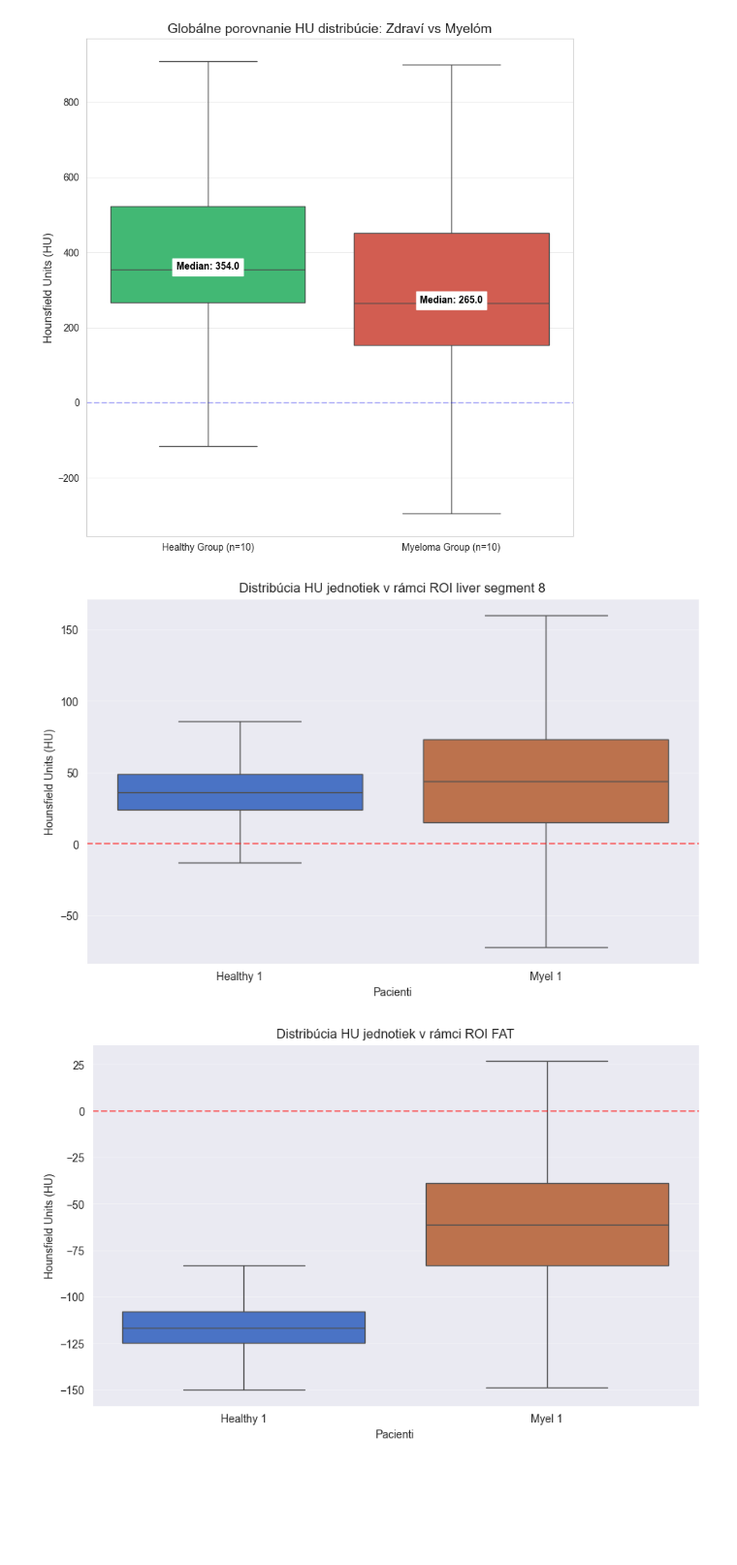
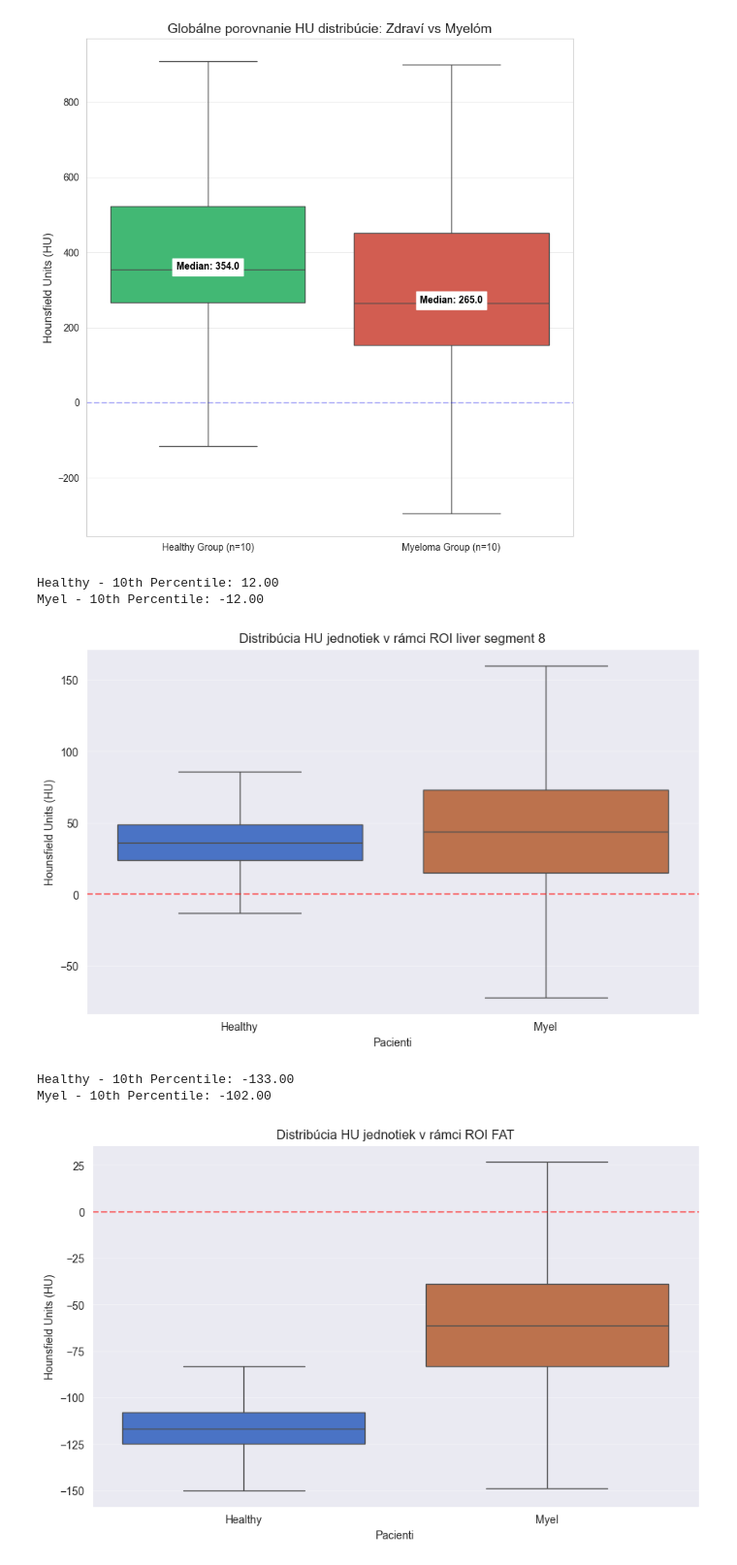
Before and after one commit to lukas1110/Analysis-of-multiple-myelomas-from-dual-CT, a Jupyter notebook: spine_level/HU_experiment.ipynb, the cells around one changed output. Shown at 97% size. Cells and saved outputs as stored; diff of their text form; code cells hidden in the pictures; blank space fills up the shorter version.

```diff
--- a/spine_level/HU_experiment.ipynb
+++ b/spine_level/HU_experiment.ipynb
@@ -21,10 +21,10 @@ def get_roi_values(img_path, mask_path):
 data_config = [
     {"img": r"E:\DATA_Healthy_and_Myelom\DATA_Healthy\Healthy_010\healthy_010_konv.nii.gz",
      "mask": r"E:\DATA_Healthy_and_Myelom\DATA_Healthy\Healthy_010\healthy_010_spine_seg.nii.gz",
-     "label": "Healthy 10"},
+     "label": "Healthy"},
     {"img": r"E:\DATA_Myelomy\Myel_001\myel_001_konv.nii.gz",
      "mask": r"E:\DATA_Myelomy\Myel_001\myel_001_spine_seg.nii.gz",
-     "label": "Myel 1"}
+     "label": "Myel"}
 ]
 
 all_values = []
@@ -263,37 +263,37 @@ import matplotlib.pyplot as plt
 import seaborn as sns
 
 def get_roi_values(img_path, mask_path):
-    # Načítanie CT obrazu a masky
     img = nib.load(img_path)
     mask = nib.load(mask_path)
-
-    # Prevod na numpy polia
     img_data = img.get_fdata()
     mask_data = mask.get_fdata()
 
-    # Extrakcia HU hodnôt tam, kde je maska aktívna (napr. hodnota 1)
     roi_values = img_data[mask_data > 0]
 
-    return roi_values
+    p10 = np.percentile(roi_values, 10) if len(roi_values) > 0 else np.nan
+    return roi_values, p10
 
 # Cesty k tvojim súborom (uprav si ich podľa reality)
 data_config = [
     {"img": r"E:\DATA_Healthy_and_Myelom\DATA_Healthy\Healthy_010\healthy_010_konv.nii.gz",
      "mask": r"E:\DATA_Healthy_and_Myelom\DATA_Healthy\Healthy_010\liver_segment_8.nii.gz",
-     "label": "Healthy 1"},
+     "label": "Healthy"},
     {"img": r"E:\DATA_Healthy_and_Myelom\DATA_MM_Stage1\Myel_001\myel_001_konv.nii.gz",
      "mask": r"E:\DATA_Healthy_and_Myelom\DATA_MM_Stage1\Myel_001\liver_segment_8.nii.gz",
-     "label": "Myel 1"}
+     "label": "Myel"}
 ]
 
 all_values = []
+p10_stats = []
 labels = []
 
-# Spracovanie dát
 for p in data_config:
-    values = get_roi_values(p['img'], p['mask'])
+    values, p10 = get_roi_values(p['img'], p['mask'])
     all_values.append(values)
+    p10_stats.append(p10)
     labels.append(p['label'])
+
+    print(f"{p['label']} - 10th Percentile: {p10:.2f}")
 
 # Vizualizácia
 plt.figure(figsize=(10, 6))
@@ -312,6 +312,8 @@ plt.xlabel('Pacienti')
 plt.axhline(color='red', linestyle='--', alpha=0.5)
 plt.show()
 # %% [output]
+Healthy - 10th Percentile: 12.00
+Myel - 10th Percentile: -12.00
 [figure]
 # %%
 import nibabel as nib
@@ -319,56 +321,58 @@ import matplotlib.pyplot as plt
 import seaborn as sns
 
 def get_roi_values(img_path, mask_path):
-    # Načítanie CT obrazu a masky
     img = nib.load(img_path)
     mask = nib.load(mask_path)
-
-    # Prevod na numpy polia
     img_data = img.get_fdata()
     mask_data = mask.get_fdata()
 
-    # Extrakcia HU hodnôt tam, kde je maska aktívna (napr. hodnota 1)
     roi_values = img_data[mask_data > 0]
 
-    return roi_values
+    p10 = np.percentile(roi_values, 10) if len(roi_values) > 0 else np.nan
+    return roi_values, p10
 
 # Cesty k tvojim súborom (uprav si ich podľa reality)
 data_config = [
     {"img": r"E:\DATA_Healthy_and_Myelom\DATA_Healthy\Healthy_010\healthy_010_konv.nii.gz",
      "mask": r"E:\DATA_Healthy_and_Myelom\DATA_Healthy\Healthy_010\healthy_010_konv_fat_segment.nii.gz",
-     "label": "Healthy 1"},
+     "label": "Healthy"},
     {"img": r"E:\DATA_Healthy_and_Myelom\DATA_MM_Stage1\Myel_001\myel_001_konv.nii.gz",
      "mask": r"E:\DATA_Healthy_and_Myelom\DATA_MM_Stage1\Myel_001\myel_001_konv_fat_segment.nii.gz",
-     "label": "Myel 1"}
+     "label": "Myel"}
 ]
 
 all_values = []
+p10_stats = []
 labels = []
 
-# Spracovanie dát
 for p in data_config:
-    values = get_roi_values(p['img'], p['mask'])
+    values, p10 = get_roi_values(p['img'], p['mask'])
     all_values.append(values)
+    p10_stats.append(p10)
     labels.append(p['label'])
+
+    print(f"{p['label']} - 10th Percentile: {p10:.2f}")
 
 # Vizualizácia
 plt.figure(figsize=(10, 6))
 sns.set_style("darkgrid")
 
 # Vytvorenie boxplotu
 sns.boxplot(data=all_values, showfliers=False)
 
 # Formátovanie grafu
 plt.xticks(range(len(labels)), labels)
 plt.title('Distribúcia HU jednotiek v rámci ROI FAT')
 plt.ylabel('Hounsfield Units (HU)')
 plt.xlabel('Pacienti')
 
 # Pridanie horizontálnej čiary pre nulu (voda), ak chceš referenciu
 plt.axhline(color='red', linestyle='--', alpha=0.5)
 plt.show()
 # %% [output]
+Healthy - 10th Percentile: -133.00
+Myel - 10th Percentile: -102.00
-[figure, old version]
+[figure, new version]
 # %%
 import nibabel as nib
 import matplotlib.pyplot as plt
```
Also changed, not shown: parts of 3 cells of this notebook, 2 other files.
